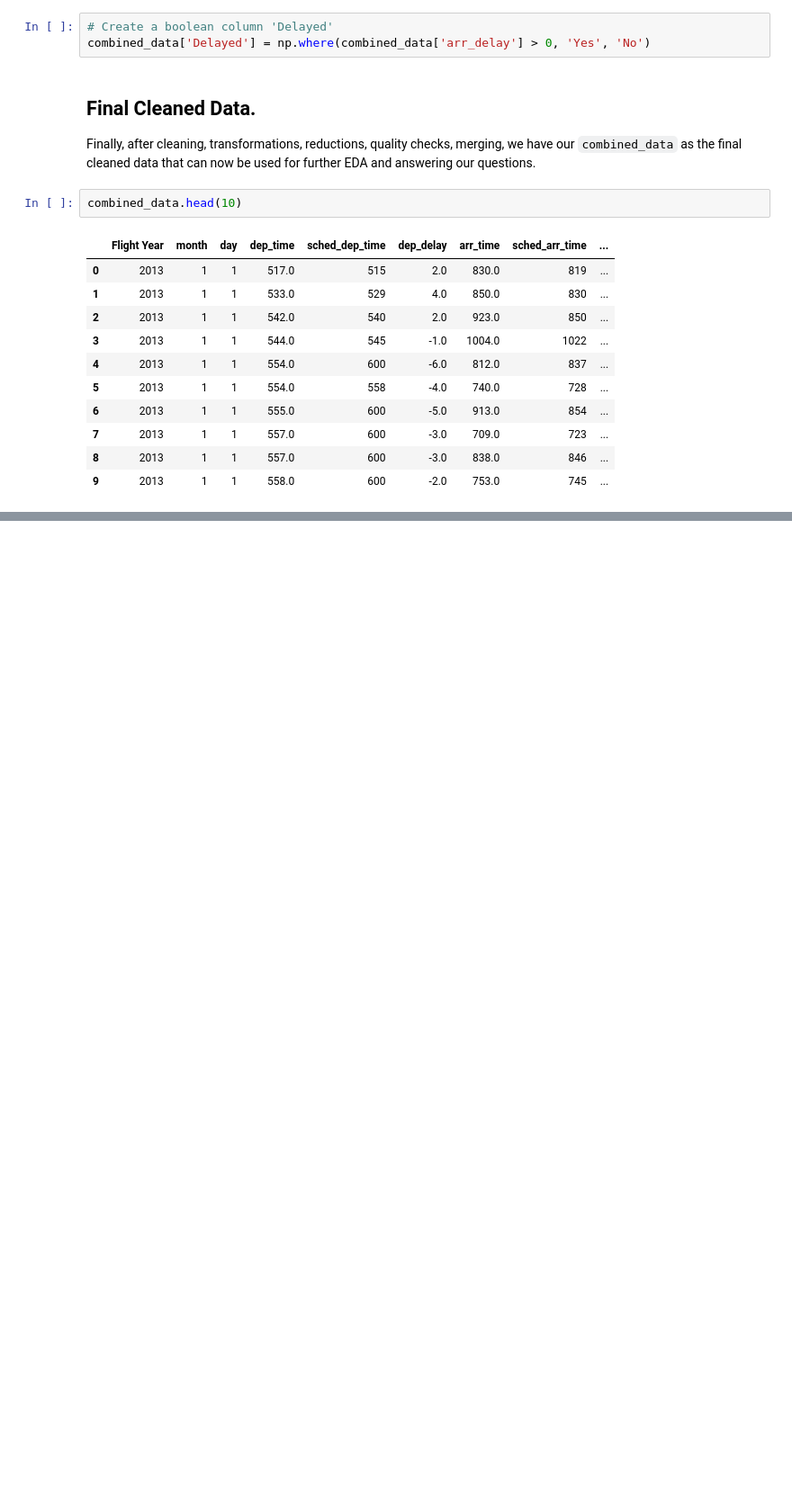
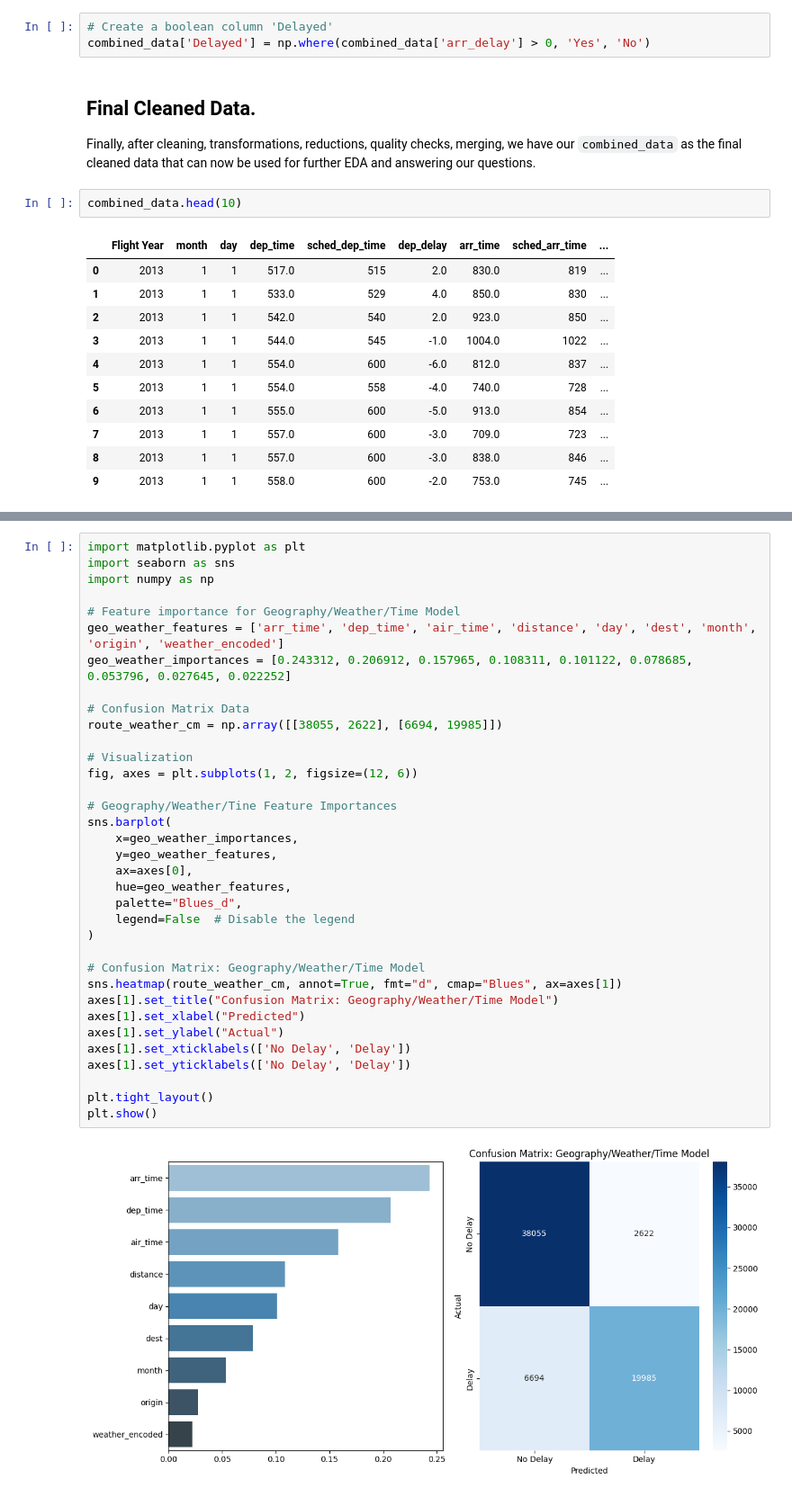
Before and after one commit to Saahil2106/Cloud9, a Jupyter notebook: Group06_Milestone3_Random_Forest.ipynb, the cells around one changed output, grey strips where cells are left out. Shown at 90% size. Cells and saved outputs as stored; diff of their text form; blank space fills up the shorter version.

Commit message:
Adding visualizations

```diff
--- a/Group06_Milestone3_Random_Forest.ipynb
+++ b/Group06_Milestone3_Random_Forest.ipynb
@@ -1094,0 +1078,37 @@ Name: dep_delay, dtype: float64
+# %%
+import matplotlib.pyplot as plt
+import seaborn as sns
+import numpy as np
+
+# Feature importance for Geography/Weather/Time Model
+geo_weather_features = ['arr_time', 'dep_time', 'air_time', 'distance', 'day', 'dest', 'month', 'origin', 'weather_encoded']
+geo_weather_importances = [0.243312, 0.206912, 0.157965, 0.108311, 0.101122, 0.078685, 0.053796, 0.027645, 0.022252]
+
+# Confusion Matrix Data
+route_weather_cm = np.array([[38055, 2622], [6694, 19985]])
+
+# Visualization
+fig, axes = plt.subplots(1, 2, figsize=(12, 6))
+
+# Geography/Weather/Tine Feature Importances
+sns.barplot(
+    x=geo_weather_importances,
+    y=geo_weather_features,
+    ax=axes[0],
+    hue=geo_weather_features,
+    palette="Blues_d",
+    legend=False  # Disable the legend
+)
+
+# Confusion Matrix: Geography/Weather/Time Model
+sns.heatmap(route_weather_cm, annot=True, fmt="d", cmap="Blues", ax=axes[1])
+axes[1].set_title("Confusion Matrix: Geography/Weather/Time Model")
+axes[1].set_xlabel("Predicted")
+axes[1].set_ylabel("Actual")
+axes[1].set_xticklabels(['No Delay', 'Delay'])
+axes[1].set_yticklabels(['No Delay', 'Delay'])
+
+plt.tight_layout()
+plt.show()
+# %% [output]
+[figure, added]
```
Also changed, not shown: parts of 20 cells of this notebook.
